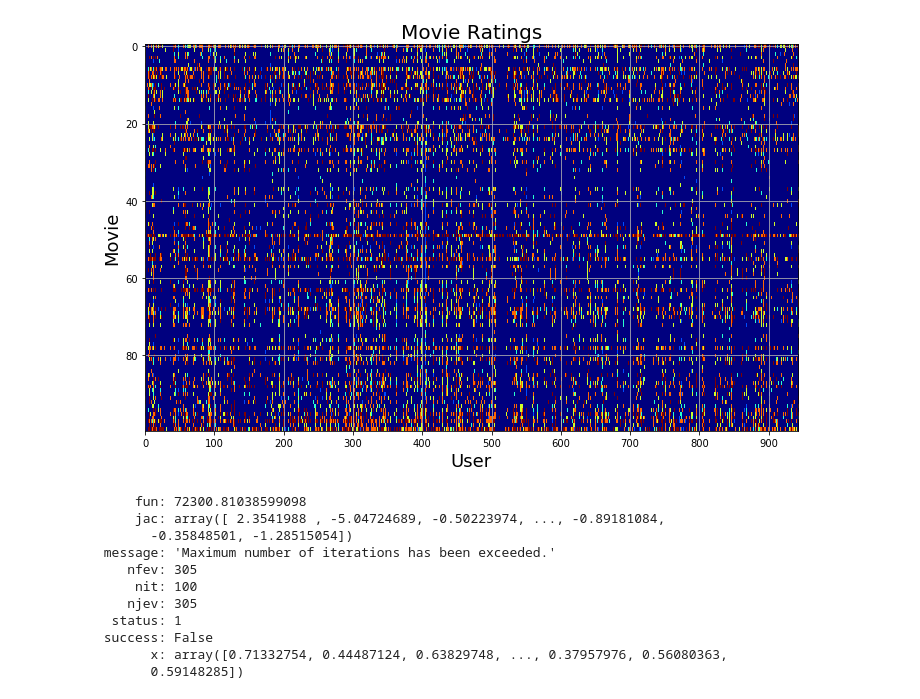
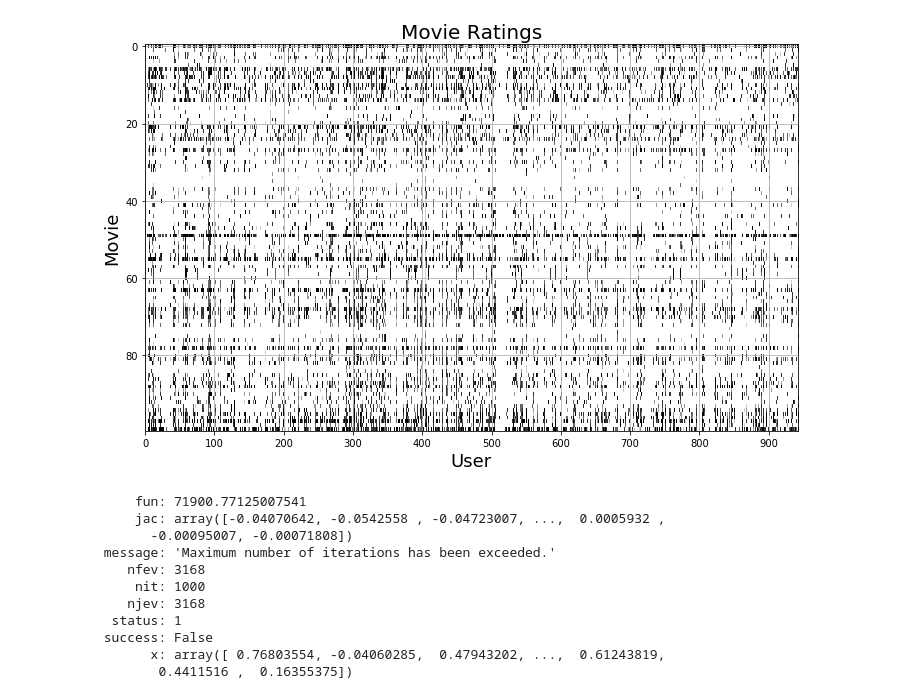
Before and after one commit to noelnamai/machine-learning, a Jupyter notebook: recommender-systems.ipynb, the cells around one changed output. Saved outputs shown, nothing was run; the diff lists cells and outputs as text; code cells hidden in the pictures.

```diff
--- a/recommender-systems.ipynb
+++ b/recommender-systems.ipynb
@@ -75,19 +75,19 @@ with open("data/ex8movie-ids.txt") as f:
         movie_ids[int(token[0]) -1] = " ".join(token[1: ])
 # %%
 fig, ax = plt.subplots(figsize = (10.0, 6.5))
-ax.imshow(y[:100,:], cmap = "jet", interpolation = "nearest")
+ax.imshow(y[:100,:], cmap = "binary", interpolation = "nearest")
 ax.set_title("Movie Ratings", fontsize = 20)
 ax.set_xlabel("User", fontsize = 18)
 ax.set_ylabel("Movie", fontsize = 18)
 ax.xaxis.set_major_locator(tkr.MaxNLocator(integer = True))
 ax.margins(0.05)
 ax.axis("tight")
 ax.grid(True)
 fig.tight_layout()
 
 plt.show()
 # %% [output]
-[figure, old version]
+[figure, new version]
 # %%
 #add ratings for new user
 ratings = np.zeros((1682, 1))
@@ -107,25 +107,20 @@ ratings[354] = 5.0
 y        = np.append(y, ratings, axis = 1)
 is_rated = np.append(is_rated, ratings != 0, axis = 1)
 # %%
-model = sbbml.CollaborativeFiltering(
-    alpha = 10.0,
-    gamma = 10.0,
-    n_features = 10,
-    iterations = 100
-)
-opt = model.fit(y, is_rated); opt
+model = sbbml.CollaborativeFiltering(alpha = 10.0, gamma = 10.0, n_features = 10)
+model.fit(y, is_rated)
 # %% [output]
-     fun: 72300.81038599098
-     jac: array([ 2.3541988 , -5.04724689, -0.50223974, ..., -0.89181084,
-       -0.35848501, -1.28515054])
+     fun: 71900.77125007541
+     jac: array([-0.04070642, -0.0542558 , -0.04723007, ...,  0.0005932 ,
+       -0.00095007, -0.00071808])
  message: 'Maximum number of iterations has been exceeded.'
-    nfev: 305
-     nit: 100
-    njev: 305
+    nfev: 3168
+     nit: 1000
+    njev: 3168
   status: 1
  success: False
-       x: array([0.71332754, 0.44487124, 0.63829748, ..., 0.37957976, 0.56080363,
-       0.59148285])
+       x: array([ 0.76803554, -0.04060285,  0.47943202, ...,  0.61243819,
+        0.4411516 ,  0.16355375])
 # %%
 y_pred     = np.dot(model.x, model.theta.T)
 y_pred_new = y_pred[:, -1]
```
Also changed, not shown: parts of 2 cells of this notebook, 3 other files.
